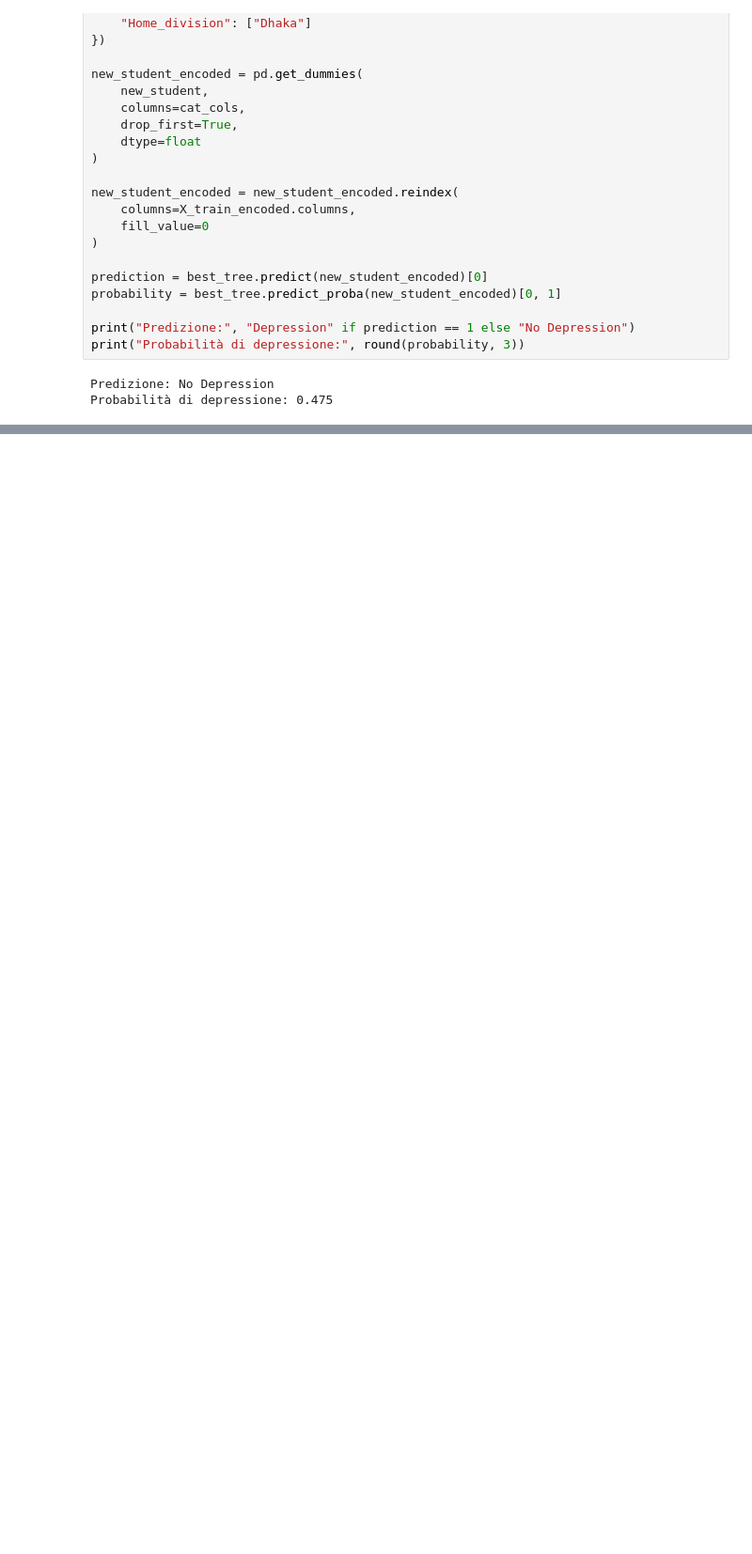
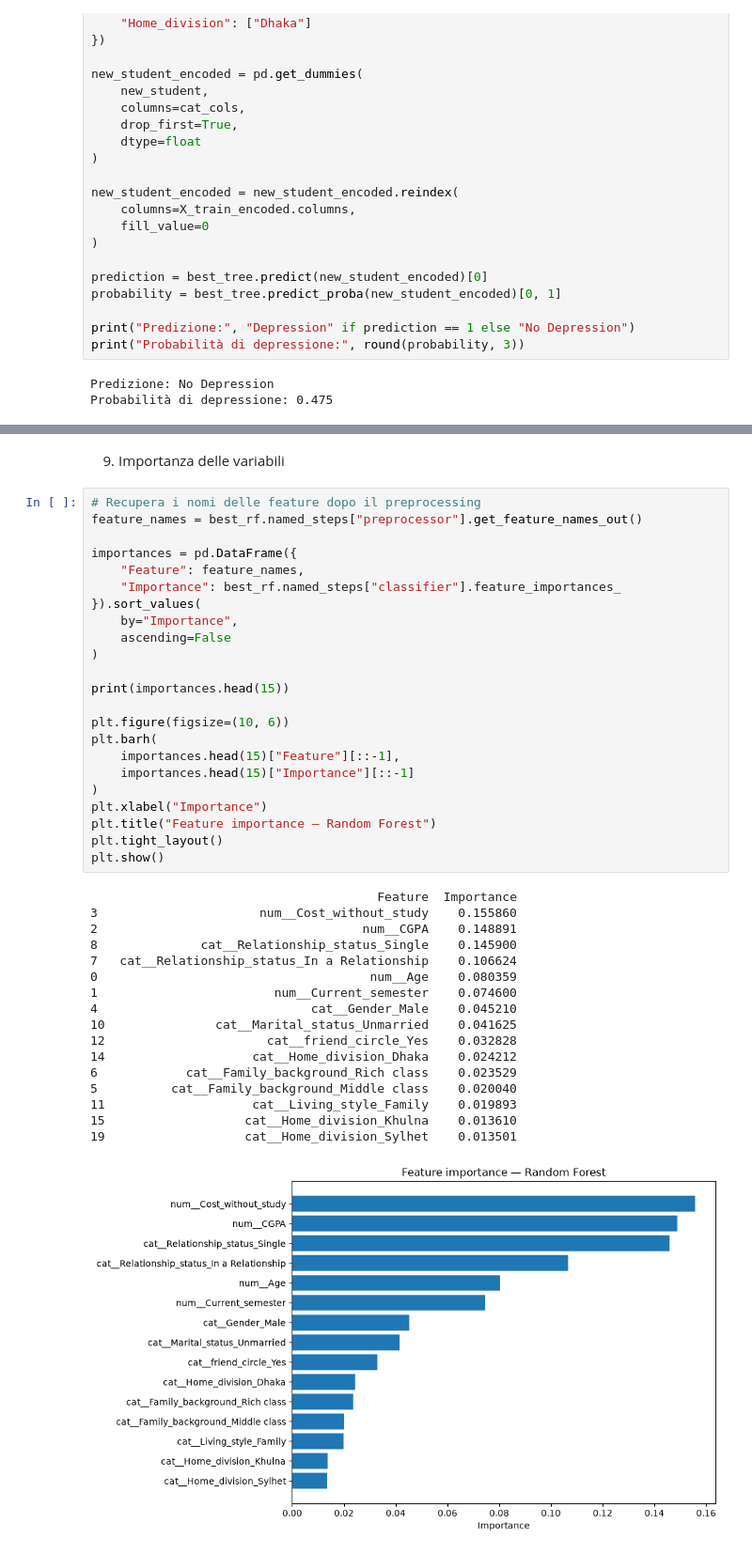
Before and after one commit to DinuIustinAdrian/final_project_data_science, a Jupyter notebook: Student_depression.ipynb, the cells around one changed output, grey strips where cells are left out. Shown at 94% size. Drawn from its saved outputs; the diff is of its cells as text; blank space fills up the shorter version.

```diff
--- a/Student_depression.ipynb
+++ b/Student_depression.ipynb
@@ -2311,0 +2618,43 @@ Probabilità di depressione: 0.475
+# %% [markdown]
+9. Importanza delle variabili
+# %%
+# Recupera i nomi delle feature dopo il preprocessing
+feature_names = best_rf.named_steps["preprocessor"].get_feature_names_out()
+
+importances = pd.DataFrame({
+    "Feature": feature_names,
+    "Importance": best_rf.named_steps["classifier"].feature_importances_
+}).sort_values(
+    by="Importance",
+    ascending=False
+)
+
+print(importances.head(15))
+
+plt.figure(figsize=(10, 6))
+plt.barh(
+    importances.head(15)["Feature"][::-1],
+    importances.head(15)["Importance"][::-1]
+)
+plt.xlabel("Importance")
+plt.title("Feature importance — Random Forest")
+plt.tight_layout()
+plt.show()
+# %% [output]
+                                       Feature  Importance
+3                      num__Cost_without_study    0.155860
+2                                    num__CGPA    0.148891
+8              cat__Relationship_status_Single    0.145900
+7   cat__Relationship_status_In a Relationship    0.106624
+0                                     num__Age    0.080359
+1                        num__Current_semester    0.074600
+4                             cat__Gender_Male    0.045210
+10               cat__Marital_status_Unmarried    0.041625
+12                      cat__friend_circle_Yes    0.032828
+14                    cat__Home_division_Dhaka    0.024212
+6            cat__Family_background_Rich class    0.023529
+5          cat__Family_background_Middle class    0.020040
+11                    cat__Living_style_Family    0.019893
+15                   cat__Home_division_Khulna    0.013610
+19                   cat__Home_division_Sylhet    0.013501
+[figure, added]
```
Also changed, not shown: parts of 23 cells of this notebook.
